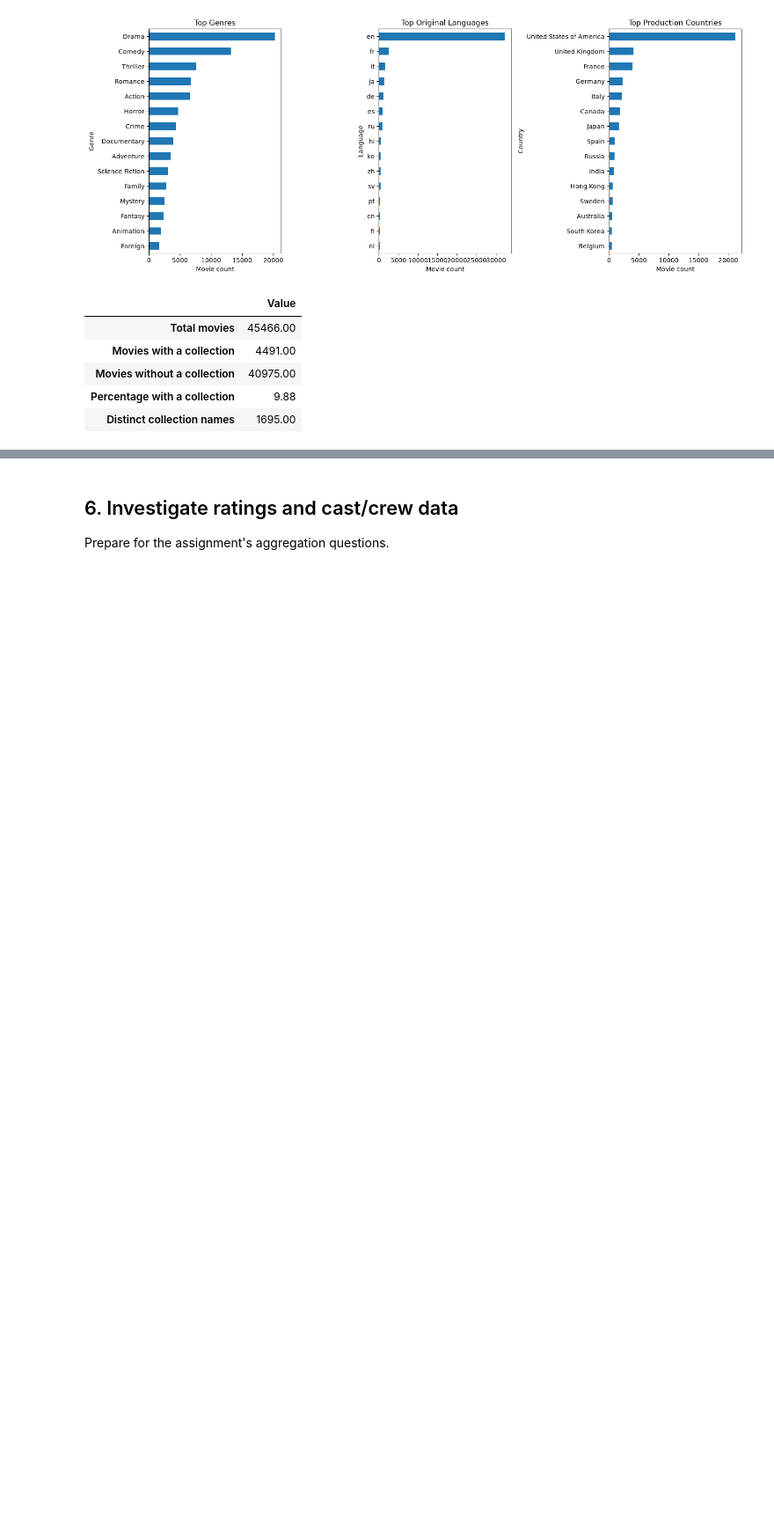
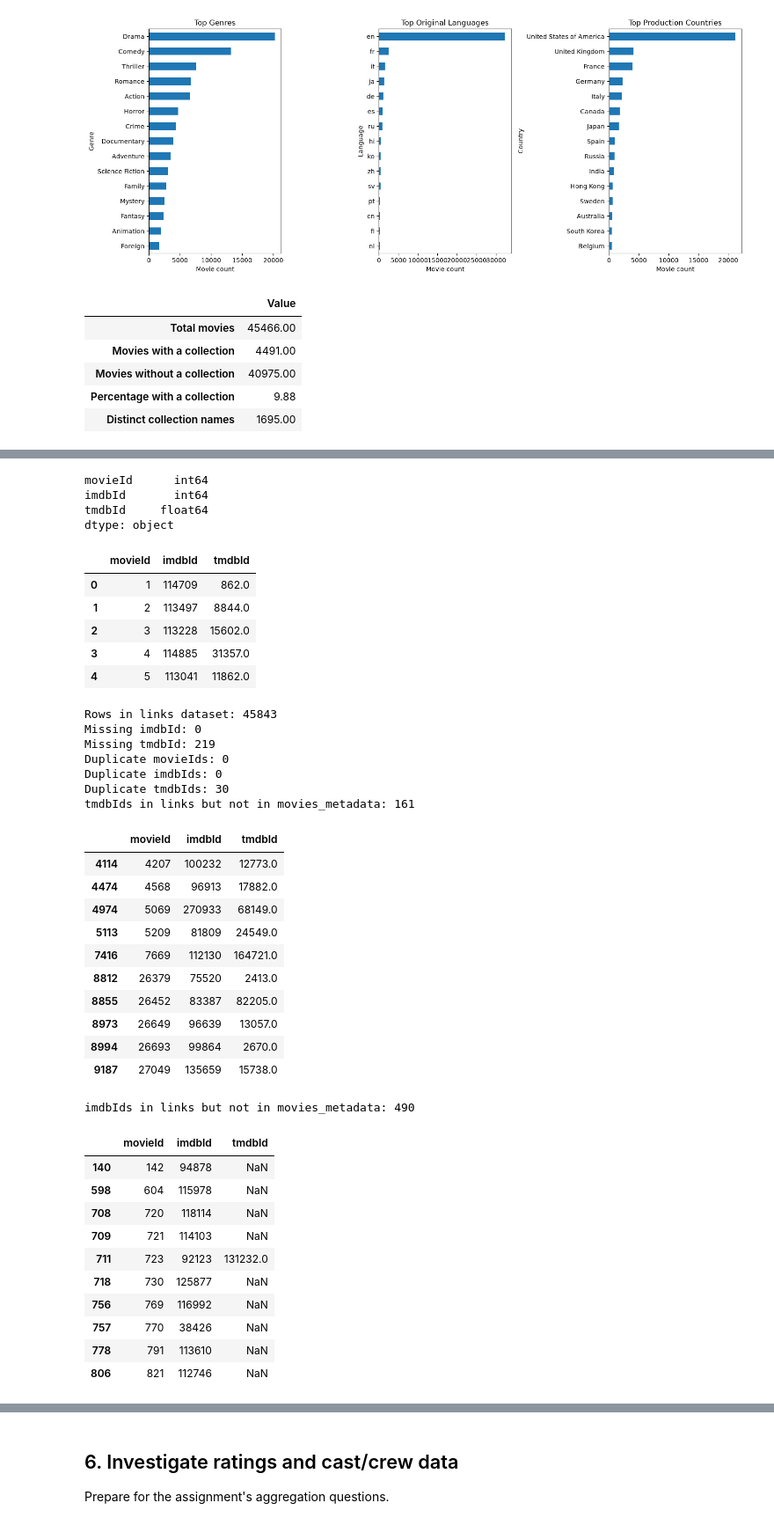
Before and after one commit to mariaagnetha/TDT4225-The-Movies-Dataset, a Jupyter notebook: eda.ipynb, the cells around one changed output, grey strips where cells are left out. Shown at 88% size. Drawn from its saved outputs; the diff is of its cells as text; code cells hidden in the pictures; blank space fills up the shorter version.

```diff
--- a/eda.ipynb
+++ b/eda.ipynb
@@ -650,0 +992,21 @@ Maria
+# %%
+print(movies["id"].dtypes)
+movie_ids_num = pd.to_numeric(movies["id"], errors="coerce").dropna().astype(int).drop_duplicates()
+credit_ids = credits["id"].drop_duplicates()
+keyword_ids = keywords["id"].drop_duplicates()
+print("Unique ids in movies_metadata:", len(movie_ids_num))
+print("Unique ids in credits:", len(credit_ids))
+print("Unique ids in keywords:", len(keyword_ids))
+
+ids_in_movies_not_in_credits = movie_ids_num[~movie_ids_num.isin(credit_ids)]
+ids_in_movies_not_in_keywords = movie_ids_num[~movie_ids_num.isin(keyword_ids)]
+ids_in_credits_not_in_movies = credit_ids[~credit_ids.isin(movie_ids_num)]
+ids_in_keywords_not_in_movies = keyword_ids[~keyword_ids.isin(movie_ids_num)]
+
+print("Ids in movies_metadata but not in credits:", len(ids_in_movies_not_in_credits))
+display(movies.loc[ids_in_movies_not_in_credits.index, ["id", "title"]].head())
+print("Ids in credits but not in movies_metadata:", len(ids_in_credits_not_in_movies))
+print("Ids in movies_metadata but not in keywords:", len(ids_in_movies_not_in_keywords))
+display(movies.loc[ids_in_movies_not_in_keywords.index, ["id", "title"]].head())
+print("Ids in keywords but not in movies_metadata:", len(ids_in_keywords_not_in_movies))
+print("Credits and keywords datasets have the same ids:", set(credit_ids) == set(keyword_ids))
@@ -650,0 +1027,58 @@ Maria
+# %%
+print(links.dtypes)
+display(links.head())
+tmdb_ids = links["tmdbId"].dropna().astype(int).drop_duplicates()
+imdb_ids = ("tt" + links["imdbId"].astype(str).str.zfill(7)).drop_duplicates()
+print("Rows in links dataset:", len(links))
+print("Missing imdbId:", links["imdbId"].isna().sum())
+print("Missing tmdbId:", links["tmdbId"].isna().sum())
+print("Duplicate movieIds:", links["movieId"].duplicated().sum())
+print("Duplicate imdbIds:", links["imdbId"].dropna().duplicated().sum())
+print("Duplicate tmdbIds:", links["tmdbId"].dropna().duplicated().sum())
+tmdb_ids_not_in_movies = tmdb_ids[~tmdb_ids.isin(movie_ids_num)]
+imdb_ids_not_in_movies = imdb_ids[~imdb_ids.isin(movies["imdb_id"])]
+print("tmdbIds in links but not in movies_metadata:", len(tmdb_ids_not_in_movies))
+display(links[links["tmdbId"].isin(tmdb_ids_not_in_movies)].head(10))
+print("imdbIds in links but not in movies_metadata:", len(imdb_ids_not_in_movies))
+display(links[("tt" + links["imdbId"].astype(str).str.zfill(7)).isin(imdb_ids_not_in_movies)].head(10))
+# %% [output]
+movieId      int64
+imdbId       int64
+tmdbId     float64
+dtype: object
+|  | movieId | imdbId | tmdbId |
+| 0 | 1 | 114709 | 862.0 |
+| 1 | 2 | 113497 | 8844.0 |
+| 2 | 3 | 113228 | 15602.0 |
+| 3 | 4 | 114885 | 31357.0 |
+| 4 | 5 | 113041 | 11862.0 |
+Rows in links dataset: 45843
+Missing imdbId: 0
+Missing tmdbId: 219
+Duplicate movieIds: 0
+Duplicate imdbIds: 0
+Duplicate tmdbIds: 30
+tmdbIds in links but not in movies_metadata: 161
+|  | movieId | imdbId | tmdbId |
+| 4114 | 4207 | 100232 | 12773.0 |
+| 4474 | 4568 | 96913 | 17882.0 |
+| 4974 | 5069 | 270933 | 68149.0 |
+| 5113 | 5209 | 81809 | 24549.0 |
+| 7416 | 7669 | 112130 | 164721.0 |
+| 8812 | 26379 | 75520 | 2413.0 |
+| 8855 | 26452 | 83387 | 82205.0 |
+| 8973 | 26649 | 96639 | 13057.0 |
+| 8994 | 26693 | 99864 | 2670.0 |
+| 9187 | 27049 | 135659 | 15738.0 |
+imdbIds in links but not in movies_metadata: 490
+|  | movieId | imdbId | tmdbId |
+| 140 | 142 | 94878 | NaN |
+| 598 | 604 | 115978 | NaN |
+| 708 | 720 | 118114 | NaN |
+| 709 | 721 | 114103 | NaN |
+| 711 | 723 | 92123 | 131232.0 |
+| 718 | 730 | 125877 | NaN |
+| 756 | 769 | 116992 | NaN |
+| 757 | 770 | 38426 | NaN |
+| 778 | 791 | 113610 | NaN |
+| 806 | 821 | 112746 | NaN |
```
Also changed, not shown: parts of 20 cells of this notebook, 1 other file.
